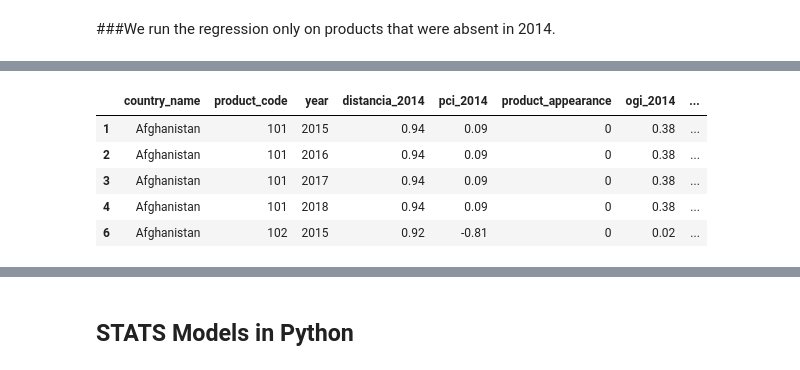
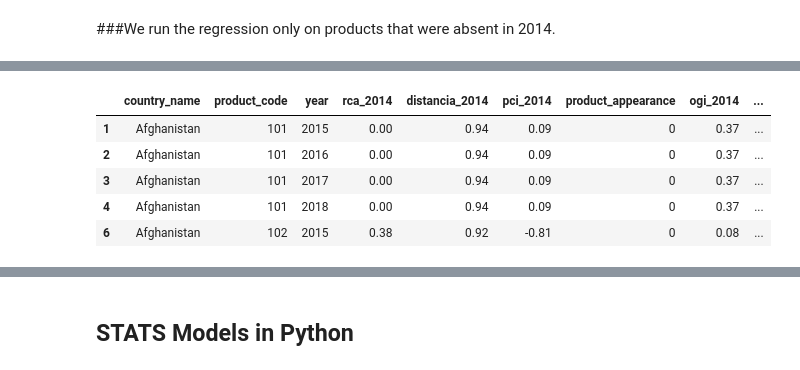
Before and after one commit to descandon88/Ecuador-Growth-data-set, a Jupyter notebook: analisis_mozambique/feasible_products_proposition_3.ipynb, the cells around one changed output, grey strips where cells are left out. Drawn from its saved outputs; the diff is of its cells as text; code cells hidden in the pictures.

```diff
--- a/analisis_mozambique/feasible_products_proposition_3.ipynb
+++ b/analisis_mozambique/feasible_products_proposition_3.ipynb
@@ -242,7 +236,7 @@ def Dexport_rca_mozam(data):
     # df_all['rca_Mozambique_2014'] = df_all.apply(lambda x: (x.rca),axis =1 )
     df_all['rca_2014'] = df_all.apply(lambda x: (x.rca),axis =1 )
 
-    df_all['Dexport_dummy'] = df_all.apply(lambda x: 1 if (x.rca_2014>0.2 and x.rca_2014 <1) else 0 ,axis=1)
+    df_all['Dexport_dummy'] = df_all.apply(lambda x: 1 if (x.rca_2014>0.1 and x.rca_2014 <0.99) else 0 ,axis=1)
 
     df_all.drop(['product_name','density','eci','coi'],axis=1,inplace=True,errors='ignore')
     df_all = df_all.reset_index(drop=True)
@@ -399,7 +393,7 @@ def cal_ogi_2014(data,
   t_df['pci_norm']=t_df.apply( lambda x: (x.pci - pciMean)/pciStd,axis = 1)
 
 
-  t_df['right_Nr']=t_df.apply( lambda x: (x.density_norm)*x.pci_norm,axis = 1)
+  t_df['right_Nr']=t_df.apply( lambda x: (x.density_norm)*x.pci,axis = 1)
 
 
 
@@ -414,18 +408,20 @@ def cal_ogi_2014(data,
 
   t_df['right_norm']=t_df.apply( lambda x: (x.right-mean)/std,axis = 1)
 
-  t_df['ogi_2014'] = t_df.apply(lambda x: x.cog + x.right, axis=1)
+  # t_df['ogi_2014'] = t_df.apply(lambda x: x.cog + x.right, axis=1)
+
+  t_df['ogi_2014'] = t_df.apply(lambda x: x.cog, axis=1)
 
   t_df['ogi_2014_v2'] = t_df.apply(lambda x: x.cog + x.right_Nr, axis=1)
 
-  meanOgi1 =  t_df['ogi_2014'].mean()
-  meanOgi2 =  t_df['ogi_2014_v2'].mean()
+  # meanOgi1 =  t_df['ogi_2014'].mean()
+  # meanOgi2 =  t_df['ogi_2014_v2'].mean()
 
-  stdOgi1 =  t_df['ogi_2014'].std()
-  stdOgi2 =  t_df['ogi_2014_v2'].std()
+  # stdOgi1 =  t_df['ogi_2014'].std()
+  # stdOgi2 =  t_df['ogi_2014_v2'].std()
 
-  t_df['ogi_2014_norm'] = t_df.apply(lambda x: (x.ogi_2014 -meanOgi1)/stdOgi1, axis=1)
-  t_df['ogi_2014_norm_v2'] = t_df.apply(lambda x: (x.ogi_2014_v2 -meanOgi2)/stdOgi2, axis=1)
+  # t_df['ogi_2014_norm'] = t_df.apply(lambda x: (x.ogi_2014 -meanOgi1)/stdOgi1, axis=1)
+  # t_df['ogi_2014_norm_v2'] = t_df.apply(lambda x: (x.ogi_2014_v2 -meanOgi2)/stdOgi2, axis=1)
 
   # t_df['ogi2'] = t_df.apply(lambda x: x.cog_norm + x.right_norm, axis=1)
   # meanOgi =  t_df['ogi2'].mean()
@@ -471,7 +467,7 @@ t_ogi2014.describe()
 # t_dexport_rca = pd.merge(t_Distance2014, t_rca_2014[['country_name','product_code','Dexport_dummy']], how="inner", on=['country_name','product_code']).copy()
 t_dexport_ogi_rca = pd.merge(t_ogi2014, t_rca_2014[['country_name','product_code','Dexport_dummy']], how="inner", on=['country_name','product_code']).copy()
 
-t_dexport_ogi_rca=t_dexport_ogi_rca[['country_name','product_code','distancia_2014','rca_2014','pci_2014','Dexport_dummy','ogi_2014','ogi_2014_v2','ogi_2014_norm','ogi_2014_norm_v2']].sort_values(by=['country_name','product_code']).copy()
+t_dexport_ogi_rca=t_dexport_ogi_rca[['country_name','product_code','distancia_2014','rca_2014','pci_2014','Dexport_dummy','ogi_2014','ogi_2014_v2']].sort_values(by=['country_name','product_code']).copy()
 t_dexport_ogi_rca = t_dexport_ogi_rca.reset_index(drop=True).copy()
 t_dexport_ogi_rca.head(n=5)
 t_dexport_ogi_rca.sample(n=5)
@@ -522,7 +518,7 @@ memory usage: 55.0+ MB
 # %% [markdown]
 ### Product Appereance
 # %%
-t_prodApp =  pd.merge(prepotres, t_dexport_ogi_rca[['country_name','product_code','distancia_2014','rca_2014','pci_2014','Dexport_dummy','ogi_2014','ogi_2014_v2','ogi_2014_norm','ogi_2014_norm_v2']], how="inner", on=['product_code','country_name']).copy()
+t_prodApp =  pd.merge(prepotres, t_dexport_ogi_rca[['country_name','product_code','distancia_2014','rca_2014','pci_2014','Dexport_dummy','ogi_2014','ogi_2014_v2']], how="inner", on=['product_code','country_name']).copy()
 t_prodApp.head(n=10)
 # t_prodApp.sample(n=6)
 
@@ -678,20 +652,27 @@ memory usage: 125.1+ MB
 # %%
-t_final_col4 = t_pro_app_absent[['country_name','product_code','year','distancia_2014','pci_2014','product_appearance','ogi_2014','ogi_2014_norm','ogi_2014_v2','ogi_2014_norm_v2']].copy()
+t_final_col4 = t_pro_app_absent[['country_name','product_code','year','rca_2014','distancia_2014','pci_2014','product_appearance','ogi_2014','ogi_2014_v2']].copy()
 t_final_dist_mean = t_final_col4['distancia_2014'].mean()
 t_final_dist_std = t_final_col4['distancia_2014'].std()
 t_final_pci_mean = t_final_col4['pci_2014'].mean()
 t_final_pci_std = t_final_col4['pci_2014'].std()
+t_final_ogi_mean = t_final_col4['ogi_2014'].mean()
+t_final_ogi_std = t_final_col4['ogi_2014'].std()
+t_final_ogi_v2_mean = t_final_col4['ogi_2014_v2'].mean()
+t_final_ogi_v2_std = t_final_col4['ogi_2014_v2'].std()
+
 t_final_col4['dist_2014_norm'] = t_final_col4.apply(lambda x: (x.distancia_2014 - t_final_dist_mean)/t_final_dist_std, axis=1)
 t_final_col4['pci_2014_norm'] = t_final_col4.apply(lambda x: (x.pci_2014 - t_final_pci_mean)/t_final_pci_std, axis=1)
+t_final_col4['ogi_2014_norm_v1'] = t_final_col4.apply(lambda x: (x.ogi_2014 - t_final_ogi_mean)/t_final_ogi_std, axis=1)
+t_final_col4['ogi_2014_norm_v2'] = t_final_col4.apply(lambda x: (x.ogi_2014_v2- t_final_ogi_v2_mean)/t_final_ogi_v2_std, axis=1)
 
 t_final_col4.head()
 # %% [output]
-|  | country_name | product_code | year | distancia_2014 | pci_2014 | product_appearance | ogi_2014 | ... |
-| 1 | Afghanistan | 101 | 2015 | 0.94 | 0.09 | 0 | 0.38 | ... |
-| 2 | Afghanistan | 101 | 2016 | 0.94 | 0.09 | 0 | 0.38 | ... |
-| 3 | Afghanistan | 101 | 2017 | 0.94 | 0.09 | 0 | 0.38 | ... |
-| 4 | Afghanistan | 101 | 2018 | 0.94 | 0.09 | 0 | 0.38 | ... |
-| 6 | Afghanistan | 102 | 2015 | 0.92 | -0.81 | 0 | 0.02 | ... |
+|  | country_name | product_code | year | rca_2014 | distancia_2014 | pci_2014 | product_appearance | ogi_2014 | ... |
+| 1 | Afghanistan | 101 | 2015 | 0.00 | 0.94 | 0.09 | 0 | 0.37 | ... |
+| 2 | Afghanistan | 101 | 2016 | 0.00 | 0.94 | 0.09 | 0 | 0.37 | ... |
+| 3 | Afghanistan | 101 | 2017 | 0.00 | 0.94 | 0.09 | 0 | 0.37 | ... |
+| 4 | Afghanistan | 101 | 2018 | 0.00 | 0.94 | 0.09 | 0 | 0.37 | ... |
+| 6 | Afghanistan | 102 | 2015 | 0.38 | 0.92 | -0.81 | 0 | 0.08 | ... |
 # %%
 t_final_col4.describe()
 # %% [output]
```
Also changed, not shown: parts of 39 cells of this notebook.
